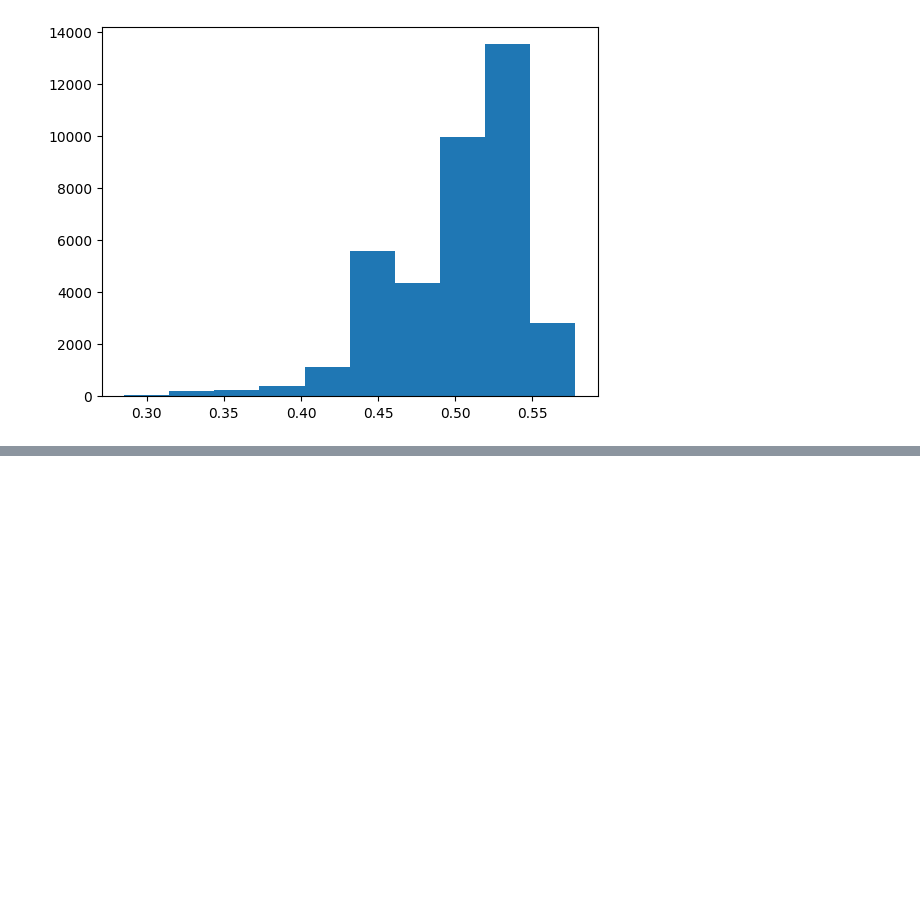
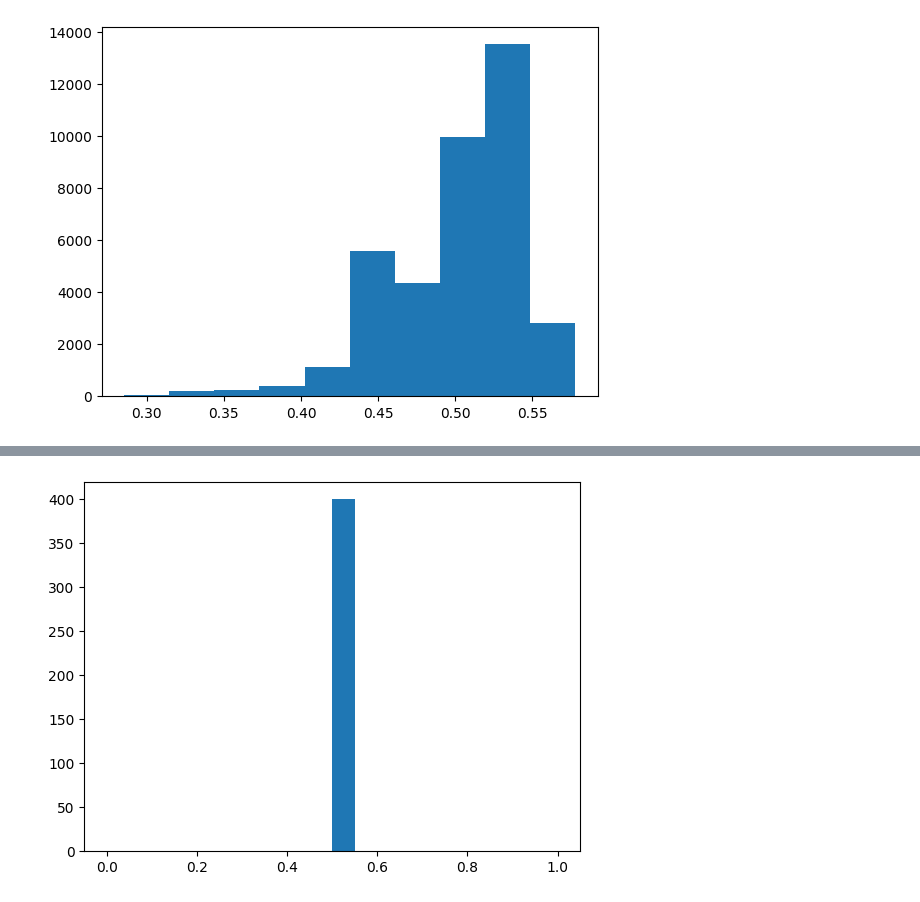
Before and after one commit to rachitss/DFDC_baseline, a Jupyter notebook: DFDC_Prac.ipynb, the cells around one changed output, grey strips where cells are left out. Cells and saved outputs as stored; diff of their text form; code cells hidden in the pictures; blank space fills up the shorter version.

```diff
--- a/DFDC_Prac.ipynb
+++ b/DFDC_Prac.ipynb
@@ -409,0 +424,46 @@ DEFAULT_PROB = 0.5
+# %%
+# Load face detector.
+face_detector = MTCNN(margin=14, keep_all=True, factor=0.5, device=device).eval()
+
+# Load facial recognition model.
+feature_extractor = InceptionResnetV1(pretrained='vggface2', device=device).eval()
+
+# Define face detection pipeline.
+detection_pipeline = DetectionPipeline(detector=face_detector, n_frames=N_FRAMES, batch_size=BATCH_SIZE, resize=SCALE)
+# %%
+X_test = []
+
+with torch.no_grad():
+    for path in tqdm(all_test_videos):
+        try:
+            # Detect all faces occur in the video.
+            faces = detection_pipeline(path)
+
+            # Calculate the distances of all faces' feature vectors to the centroid.
+            distances = process_faces(faces, feature_extractor)
+            X_test.append(distances)
+        except:
+            X_test.append(None)
+# %%
+result = []
+
+with torch.no_grad():
+    for path, distances in zip(all_test_videos, X_test):
+        file_name = os.path.basename(path)
+
+        if distances is not None:
+            distances = torch.tensor(distances).unsqueeze(dim=1).float().to(device)
+            y_pred = classifier(distances)
+            y_pred = float(y_pred.mean().cpu().numpy())
+        else:
+            y_pred = DEFAULT_PROB
+
+        result.append([file_name, y_pred])
+# %%
+result = pd.DataFrame(result, columns=['filename', 'label'])
+result.sort_values('filename').to_csv('result.csv', index=False)
+
+plt.hist(result.label, 20)
+plt.show()
+# %% [output]
+[figure, added]
```
Also changed, not shown: parts of 5 cells of this notebook.
